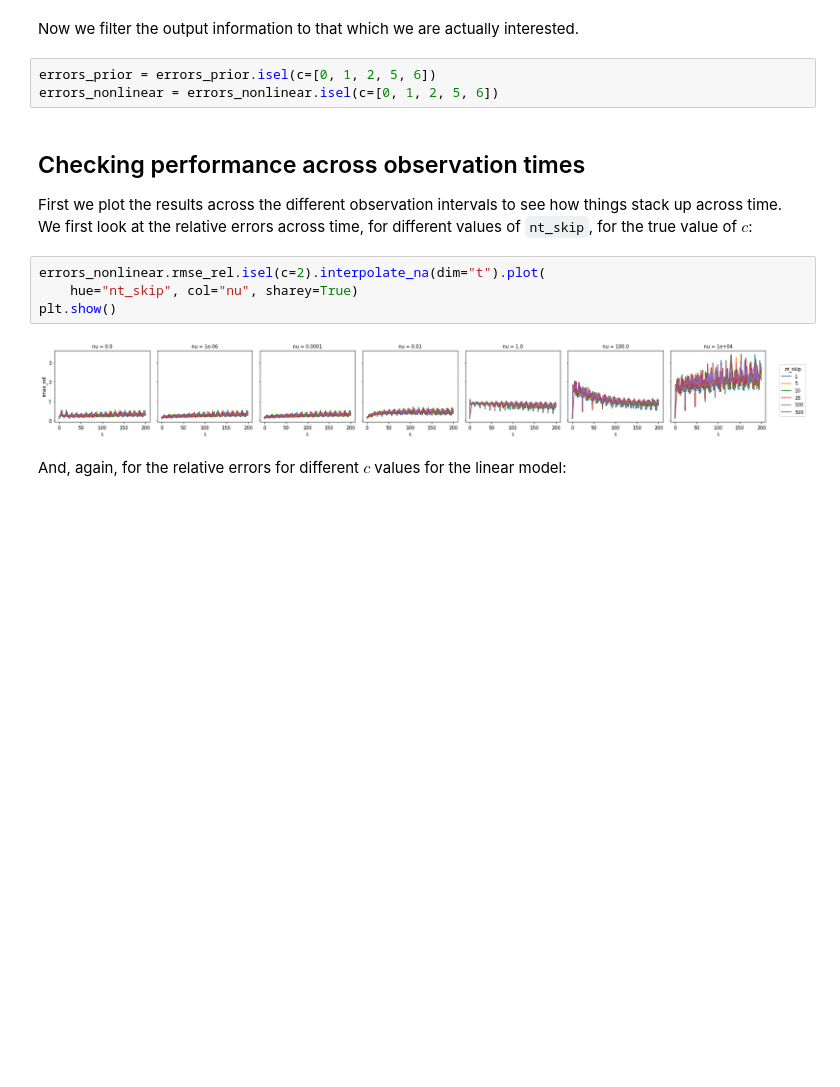
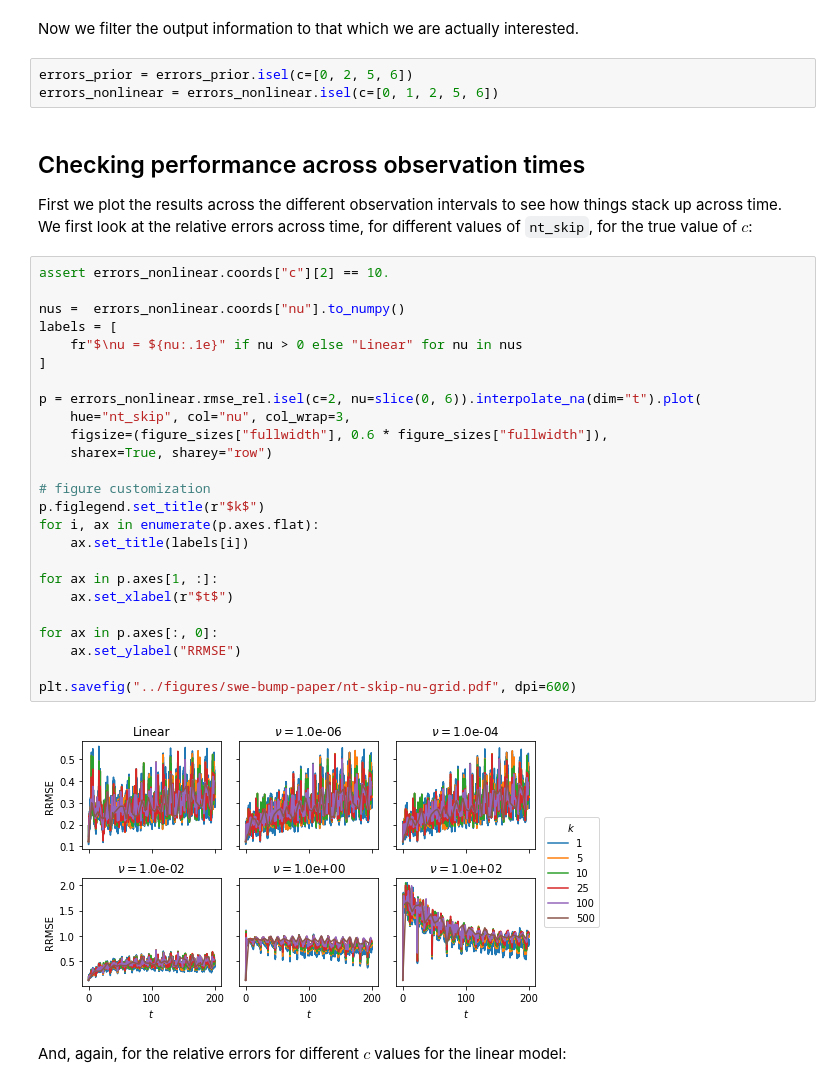
Before and after one commit to connor-duffin/sswfe, a Jupyter notebook: docs/swe-filter-1d-bump-misspecified-comparison.ipynb, the cells around one changed output. Drawn from its saved outputs; the diff is of its cells as text; blank space fills up the shorter version.

Commit message:
Plots for new examples added in

```diff
--- a/docs/swe-filter-1d-bump-misspecified-comparison.ipynb
+++ b/docs/swe-filter-1d-bump-misspecified-comparison.ipynb
@@ -112,18 +116,39 @@ Data variables:
 # %% [markdown]
 Now we filter the output information to that which we are actually interested.
 # %%
-errors_prior = errors_prior.isel(c=[0, 1, 2, 5, 6])
+errors_prior = errors_prior.isel(c=[0, 2, 5, 6])
 errors_nonlinear = errors_nonlinear.isel(c=[0, 1, 2, 5, 6])
 # %% [markdown]
 ## Checking performance across observation times
 
 First we plot the results across the different observation intervals to see how things stack up across time. We first look at the relative errors across time, for different values of `nt_skip`, for the true value of $c$:
 # %%
-errors_nonlinear.rmse_rel.isel(c=2).interpolate_na(dim="t").plot(
-    hue="nt_skip", col="nu", sharey=True)
-plt.show()
+assert errors_nonlinear.coords["c"][2] == 10.
+
+nus =  errors_nonlinear.coords["nu"].to_numpy()
+labels = [
+    fr"$\nu = ${nu:.1e}" if nu > 0 else "Linear" for nu in nus
+]
+
+p = errors_nonlinear.rmse_rel.isel(c=2, nu=slice(0, 6)).interpolate_na(dim="t").plot(
+    hue="nt_skip", col="nu", col_wrap=3,
+    figsize=(figure_sizes["fullwidth"], 0.6 * figure_sizes["fullwidth"]),
+    sharex=True, sharey="row")
+
+# figure customization
+p.figlegend.set_title(r"$k$")
+for i, ax in enumerate(p.axes.flat):
+    ax.set_title(labels[i])
+
+for ax in p.axes[1, :]:
+    ax.set_xlabel(r"$t$")
+
+for ax in p.axes[:, 0]:
+    ax.set_ylabel("RRMSE")
+
+plt.savefig("../figures/swe-bump-paper/nt-skip-nu-grid.pdf", dpi=600)
 # %% [output]
-[figure, old version]
+[figure, new version]
 # %% [markdown]
 And, again, for the relative errors for different $c$ values for the linear model:
 # %%
```
Also changed, not shown: parts of 5 cells of this notebook.
